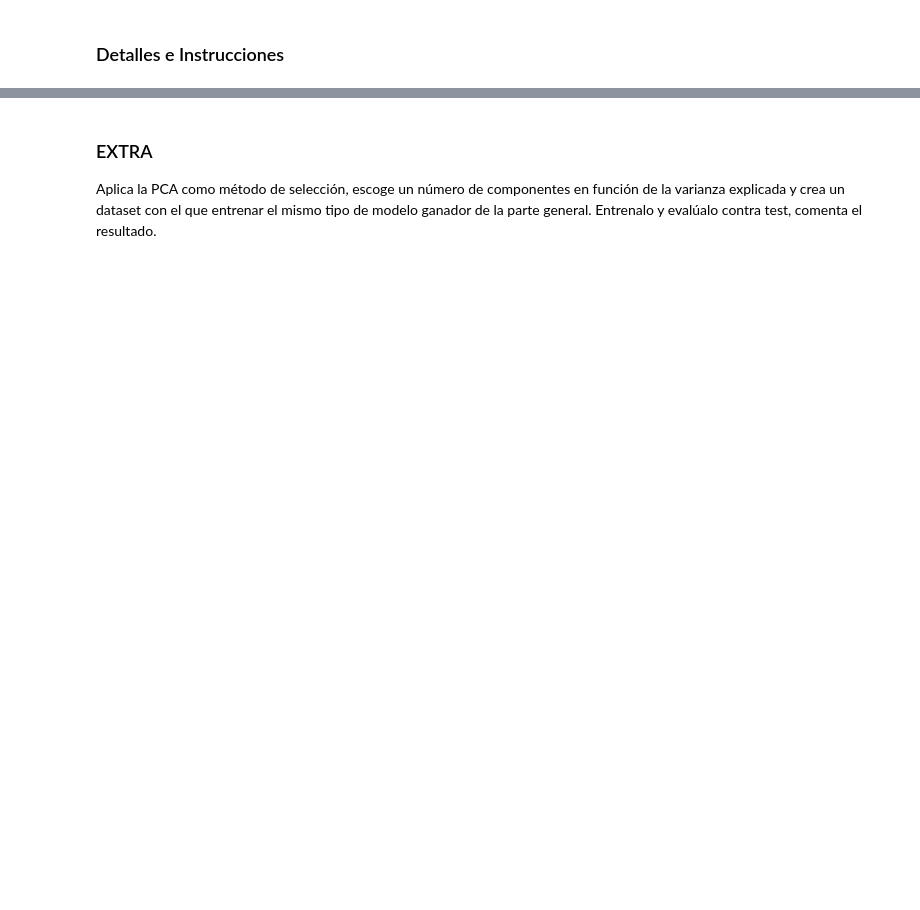
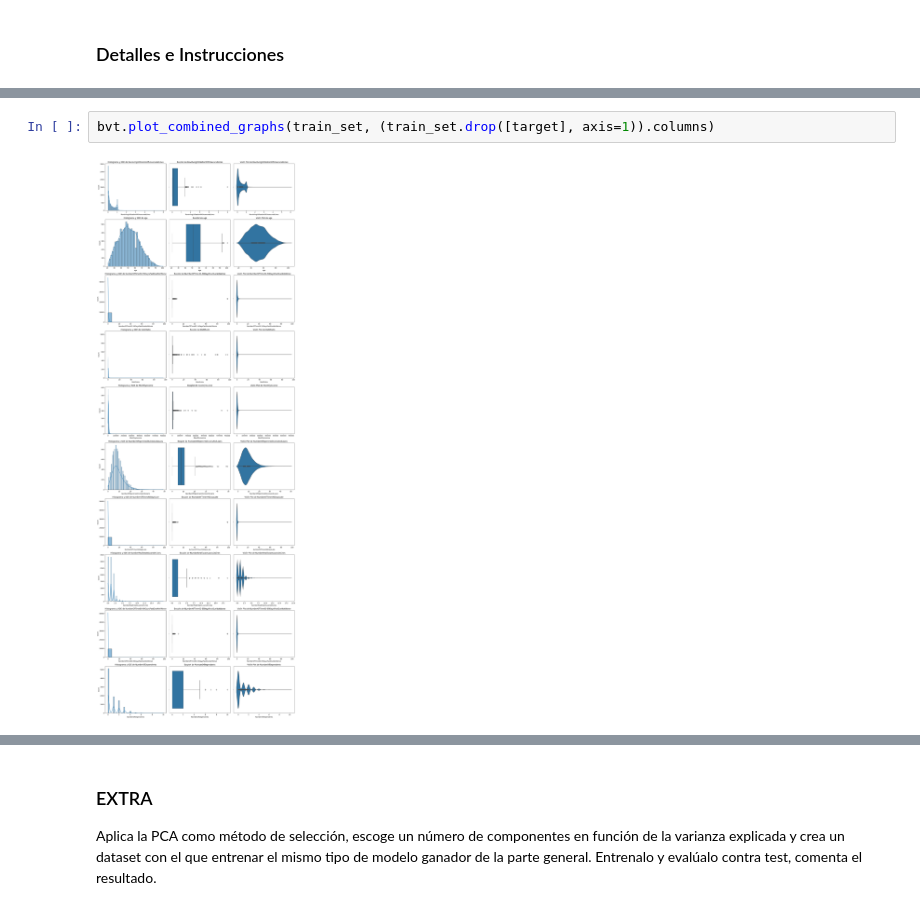
Before and after one commit to rafaneda7/ONLINE_DS_THEBRIDGE_RAFAELNEDA, a Jupyter notebook: Sprint 14 - ML Modelos No Supervisados II - PC y Feature Selection/Unidad 2/Practica obligatoria S14U2/18_Practica_Obligatoria_Seleccion_Features.ipynb, the cells around one changed output, grey strips where cells are left out. Saved outputs shown, nothing was run; the diff lists cells and outputs as text; blank space fills up the shorter version.

```diff
--- a/Sprint 14 - ML Modelos No Supervisados II - PC y Feature Selection/Unidad 2/Practica obligatoria S14U2/18_Practica_Obligatoria_Seleccion_Features.ipynb
+++ b/Sprint 14 - ML Modelos No Supervisados II - PC y Feature Selection/Unidad 2/Practica obligatoria S14U2/18_Practica_Obligatoria_Seleccion_Features.ipynb
@@ -68,0 +157,4 @@ Sigue los pasos del proceso de ML que hemos aprendido para problemas supervisado
+# %%
+bvt.plot_combined_graphs(train_set, (train_set.drop([target], axis=1)).columns)
+# %% [output]
+[figure, added]
```
Also changed, not shown: parts of 84 cells of this notebook, 5 other files.
